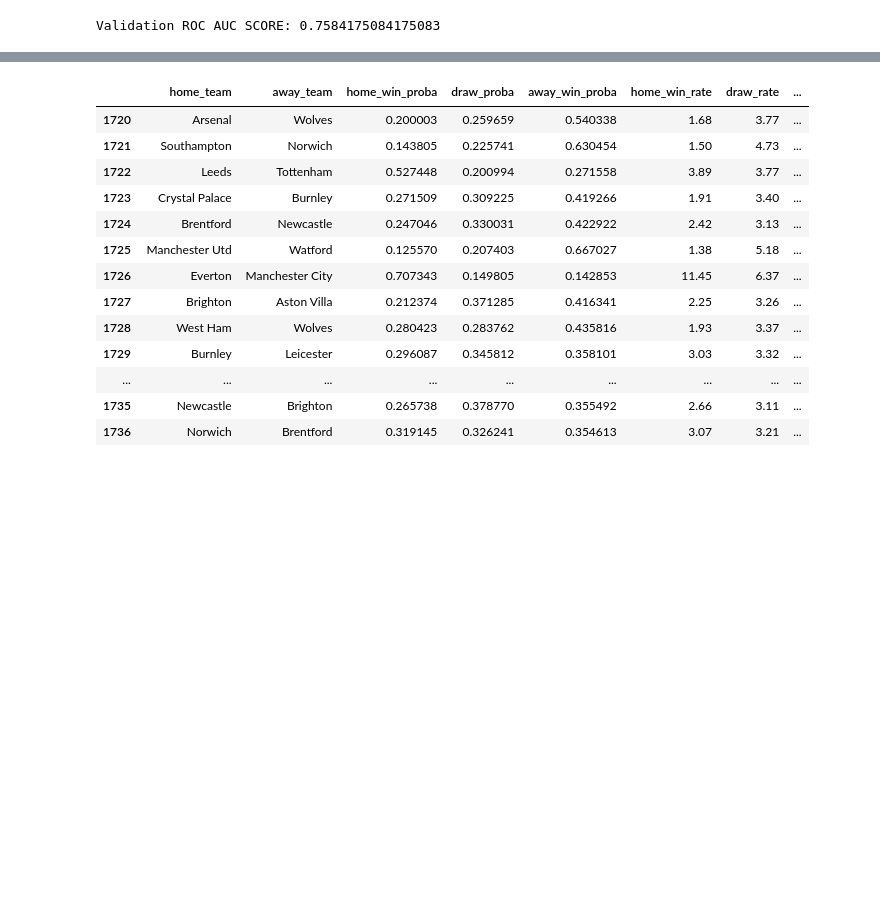
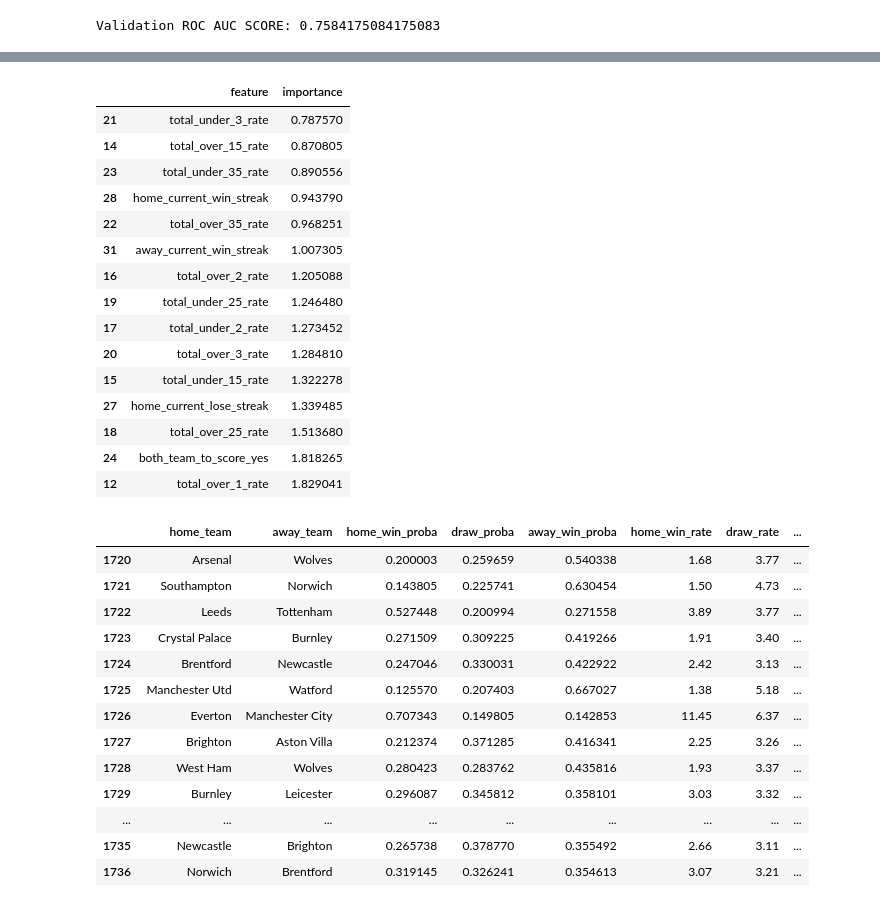
Before and after one commit to macroslav/bets-model, a Jupyter notebook: Bets pipeline.ipynb, the cells around one changed output, grey strips where cells are left out. Saved outputs shown, nothing was run; the diff lists cells and outputs as text; code cells hidden in the pictures; blank space fills up the shorter version.

```diff
--- a/Bets pipeline.ipynb
+++ b/Bets pipeline.ipynb
@@ -569,0 +535,11 @@ test_predictions['predict'] = preds_class
+# %%
+feature_importance = model.get_feature_importances()
+feature_importance_df = pd.DataFrame()
+
+feature_importance_df['feature'] = X_test.columns
+feature_importance_df['importance'] = feature_importance
+
+good_features = feature_importance_df[np.abs(feature_importance_df.importance) > 0].sort_values(by='importance',ascending=False).head(15)
+bad_features = feature_importance_df.sort_values(by='importance',ascending=True).head(15)
+
+print(f'Number of features {X_test.shape[1]}')
@@ -569,0 +567,19 @@ test_predictions['predict'] = preds_class
+# %%
+bad_features
+# %% [output]
+|  | feature | importance |
+| 21 | total_under_3_rate | 0.787570 |
+| 14 | total_over_15_rate | 0.870805 |
+| 23 | total_under_35_rate | 0.890556 |
+| 28 | home_current_win_streak | 0.943790 |
+| 22 | total_over_35_rate | 0.968251 |
+| 31 | away_current_win_streak | 1.007305 |
+| 16 | total_over_2_rate | 1.205088 |
+| 19 | total_under_25_rate | 1.246480 |
+| 17 | total_under_2_rate | 1.273452 |
+| 20 | total_over_3_rate | 1.284810 |
+| 15 | total_under_15_rate | 1.322278 |
+| 27 | home_current_lose_streak | 1.339485 |
+| 18 | total_over_25_rate | 1.513680 |
+| 24 | both_team_to_score_yes | 1.818265 |
+| 12 | total_over_1_rate | 1.829041 |
```
Also changed, not shown: parts of 54 cells of this notebook.
